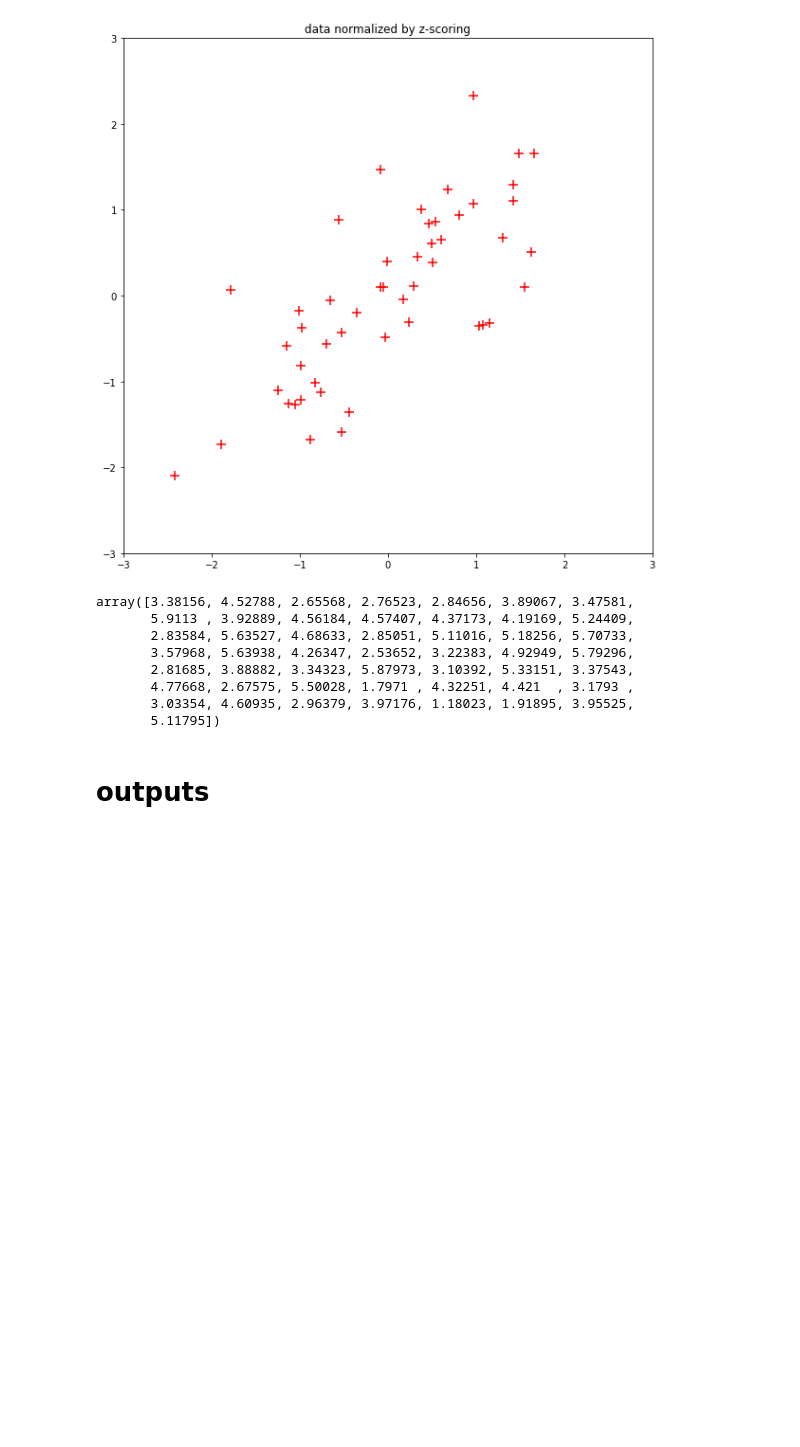
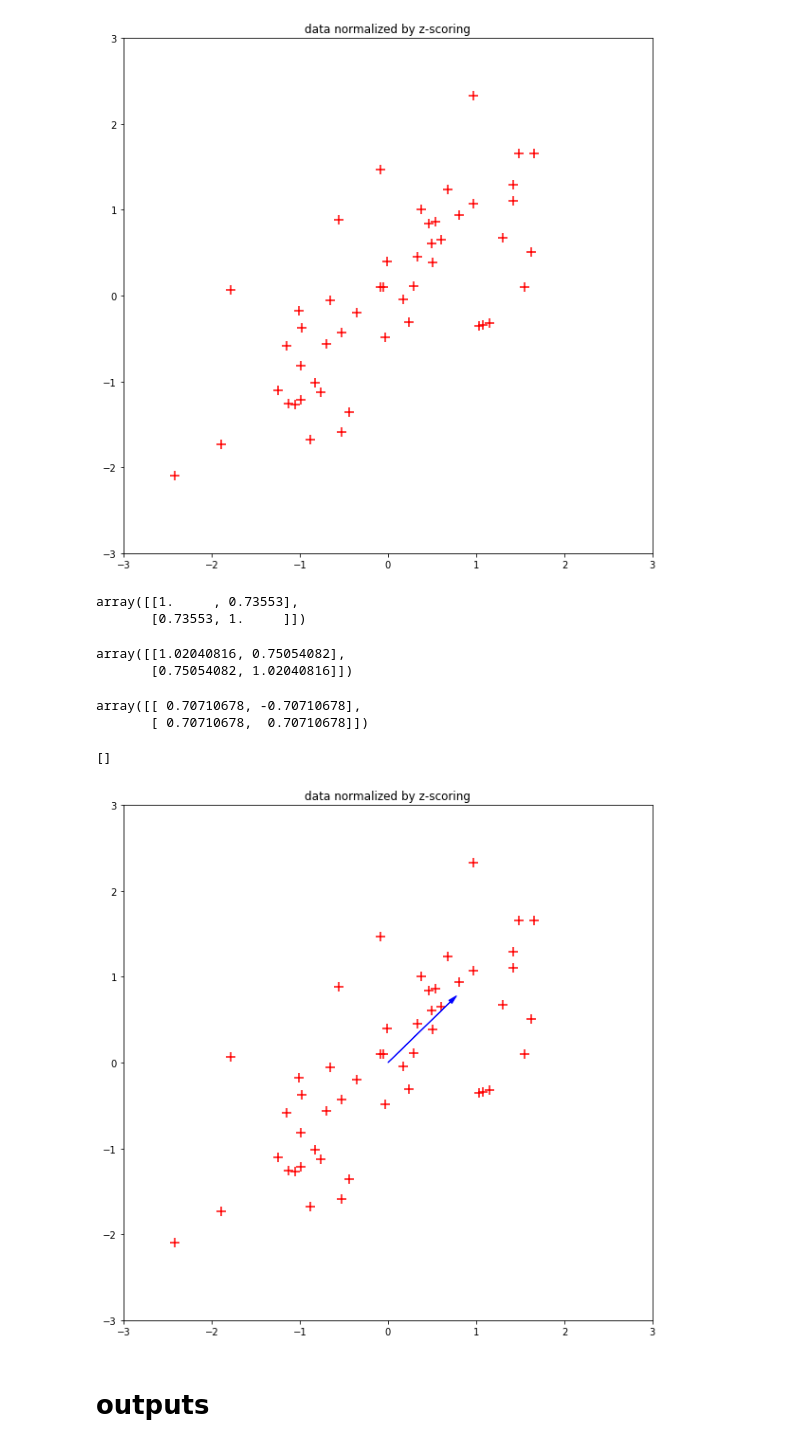
Before and after one commit to ehehehe95/Implementing-Basic-ML-techniques, a Jupyter notebook: 8/assignment-08.ipynb, the cells around one changed output. Drawn from its saved outputs; the diff is of its cells as text; code cells hidden in the pictures; blank space fills up the shorter version.

Commit message:
defined direction function

```diff
--- a/8/assignment-08.ipynb
+++ b/8/assignment-08.ipynb
@@ -37,24 +37,44 @@ plt.plot()
 [figure]
 # %%
 def compute_covariance(x, y):
-    z=
-    covar = # compute the covariance matrix #
+    z=np.concatenate((x.reshape(-1,1),y.reshape(-1,1)),axis=1)
+    covar = np.matmul(z.T,z)/len(x)# compute the covariance matrix #
 
     return covar
+# %%
+cov_matrix = compute_covariance(xn,yn)
+cov_matrix
+# %% [output]
+array([[1.     , 0.73553],
+       [0.73553, 1.     ]])
+# %%
+def compute_principal_direction(covariance):
+    w, v =  np.linalg.eig(covariance)
+    direction = v # compute the principal directions from the co-variance matrix #
+
+    return direction
 # %%
-temp_z=np.concatenate((x.reshape(-1,1,y.T))
+np.cov(np.concatenate((xn.reshape(-1,1),yn.reshape(-1,1)),axis=1).T)
+# %% [output]
+array([[1.02040816, 0.75054082],
+       [0.75054082, 1.02040816]])
-# %%
-x.reshape(-1,1)
-x
-# %% [output]
-array([3.38156, 4.52788, 2.65568, 2.76523, 2.84656, 3.89067, 3.47581,
-       5.9113 , 3.92889, 4.56184, 4.57407, 4.37173, 4.19169, 5.24409,
-       2.83584, 5.63527, 4.68633, 2.85051, 5.11016, 5.18256, 5.70733,
-       3.57968, 5.63938, 4.26347, 2.53652, 3.22383, 4.92949, 5.79296,
-       2.81685, 3.88882, 3.34323, 5.87973, 3.10392, 5.33151, 3.37543,
-       4.77668, 2.67575, 5.50028, 1.7971 , 4.32251, 4.421  , 3.1793 ,
-       3.03354, 4.60935, 2.96379, 3.97176, 1.18023, 1.91895, 3.95525,
-       5.11795])
+# %%
+principle_axis = compute_principal_direction(cov_matrix)
+principle_axis
+# %% [output]
+array([[ 0.70710678, -0.70710678],
+       [ 0.70710678,  0.70710678]])
+# %%
+plt.figure(1,figsize=(10,10))
+plt.xlim((-3,3))
+plt.ylim((-3,3))
+plt.scatter(xn,yn,c="red",marker="+",s=100)
+plt.arrow(0,0,principle_axis[0,0],principle_axis[1,0],head_width=0.05, head_length=0.1,color="blue")
+plt.title("data normalized by z-scoring")
+plt.plot()
+# %% [output]
+[]
+[figure, added]
 # %% [markdown]
 # outputs
 # %% [markdown]
```
